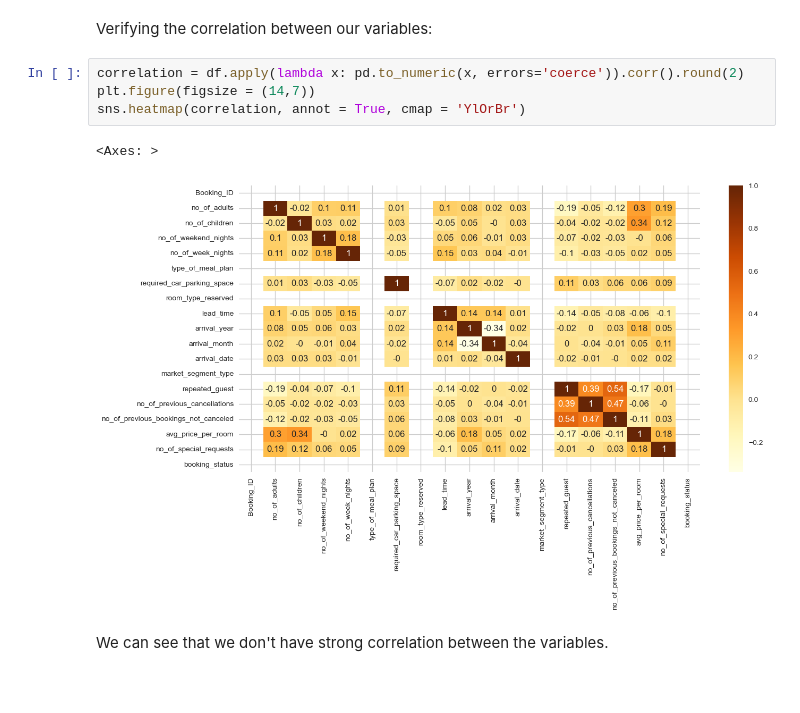
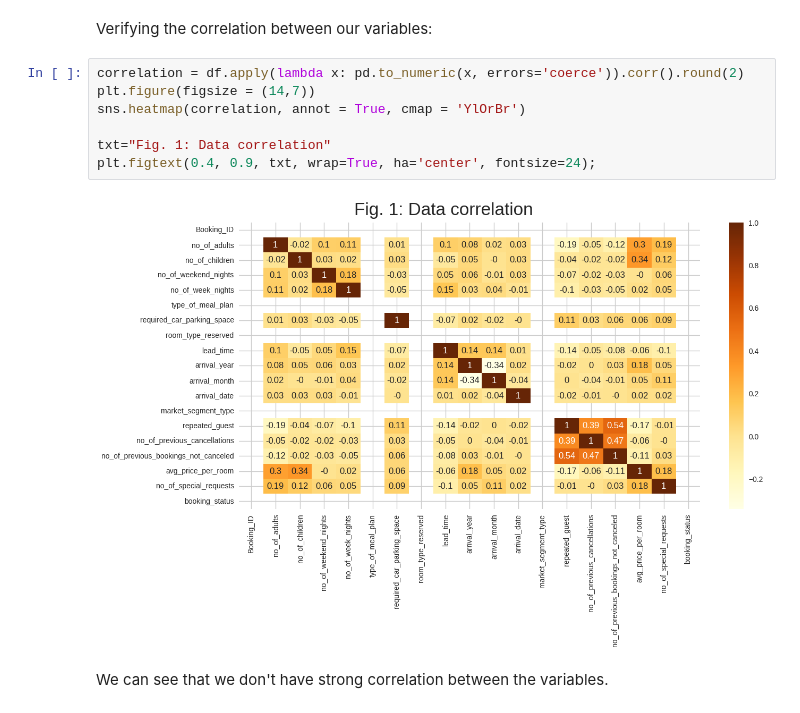
Before and after one commit to nthang2/Reserver-prediction, a Jupyter notebook: Hotel_Reservation.ipynb, the cells around one changed output. Drawn from its saved outputs; the diff is of its cells as text; blank space fills up the shorter version.

```diff
--- a/Hotel_Reservation.ipynb
+++ b/Hotel_Reservation.ipynb
@@ -141,10 +141,12 @@ Verifying the correlation between our variables:
 # %%
 correlation = df.apply(lambda x: pd.to_numeric(x, errors='coerce')).corr().round(2)
 plt.figure(figsize = (14,7))
 sns.heatmap(correlation, annot = True, cmap = 'YlOrBr')
+
+txt="Fig. 1: Data correlation"
+plt.figtext(0.4, 0.9, txt, wrap=True, ha='center', fontsize=24);
 # %% [output]
-<Axes: >
-[figure, old version]
+[figure, new version]
 # %% [markdown]
  We can see that we don't have strong correlation between the variables.
 # %% [markdown]
```
Also changed, not shown: parts of 1 cell of this notebook.
